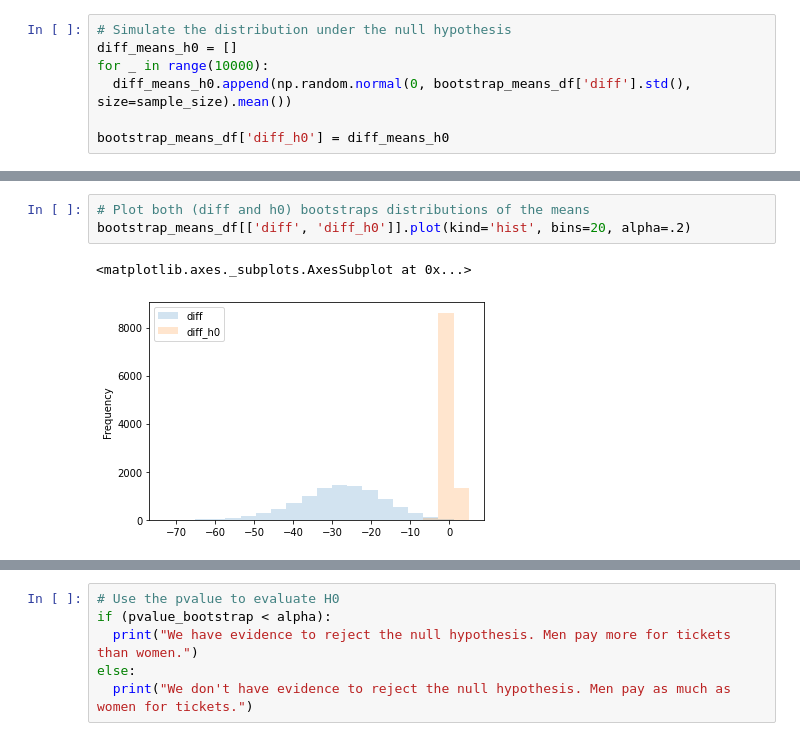
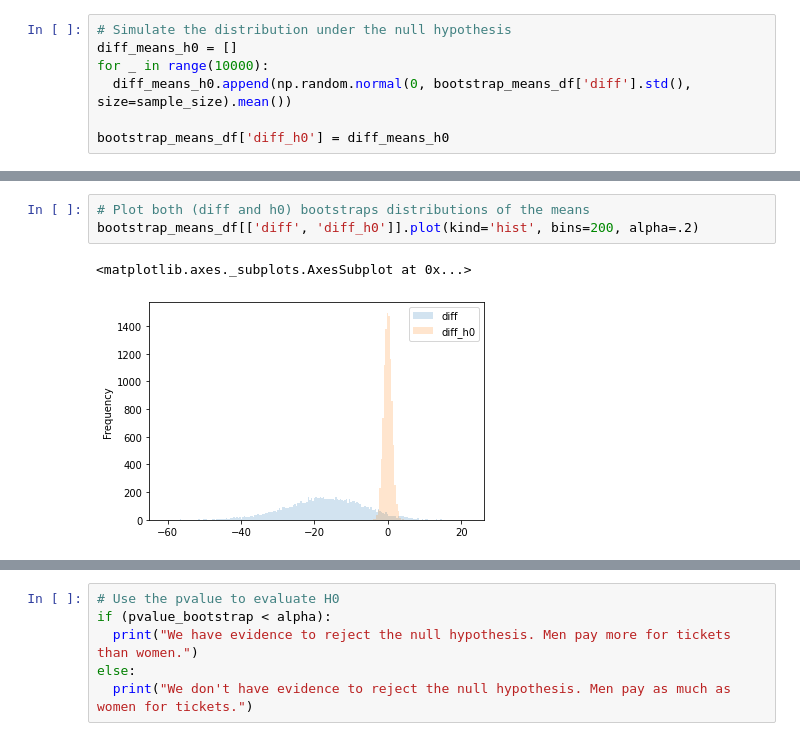
Before and after one commit to thiagofuruchima/ds101, a Jupyter notebook: inferential_statistics_traditional_x_bootstraping.ipynb, the cells around one changed output, grey strips where cells are left out. Saved outputs shown, nothing was run; the diff lists cells and outputs as text.

```diff
--- a/inferential_statistics_traditional_x_bootstraping.ipynb
+++ b/inferential_statistics_traditional_x_bootstraping.ipynb
@@ -321,6 +327,6 @@ bootstrap_means_df['diff_h0'].plot(kind='hist', bins=20, alpha=.2)
 # %%
 # Plot both (diff and h0) bootstraps distributions of the means
-bootstrap_means_df[['diff', 'diff_h0']].plot(kind='hist', bins=20, alpha=.2)
+bootstrap_means_df[['diff', 'diff_h0']].plot(kind='hist', bins=200, alpha=.2)
 # %% [output]
 <matplotlib.axes._subplots.AxesSubplot at 0x...>
-[figure, old version]
+[figure, new version]
```
Also changed, not shown: parts of 23 cells of this notebook.
